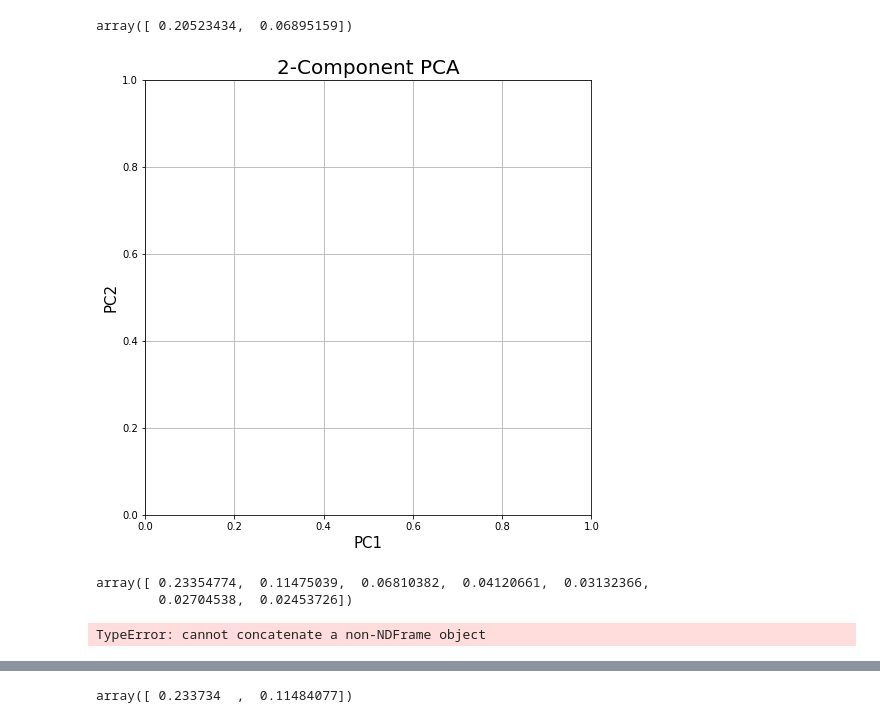
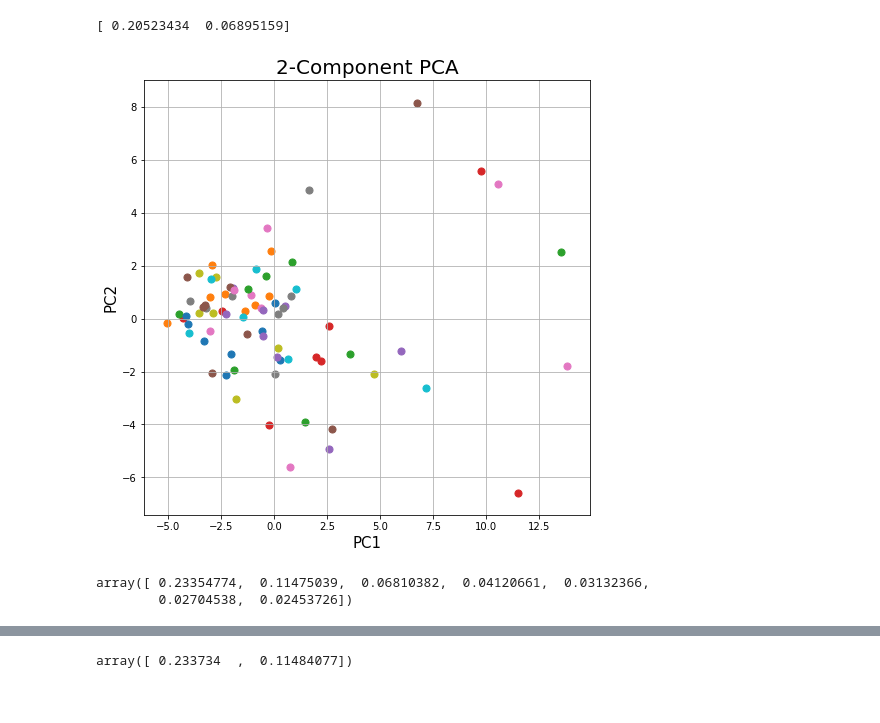
Before and after one commit to DimuthuHemachandra/heridcity, a Jupyter notebook: PCA.ipynb, the cells around one changed output, grey strips where cells are left out. Drawn from its saved outputs; the diff is of its cells as text; code cells hidden in the pictures.

```diff
--- a/PCA.ipynb
+++ b/PCA.ipynb
@@ -26,6 +22,5 @@ for i in range(78):
 # %%
 # Separating out & normalizing the features
-x = df.iloc[:, :].values
+x = df.iloc[:, 1:79].values
 x = preprocessing.scale(x)
-y =
-df.columns
+y = df.iloc[:, 0].values
@@ -42,3 +27,4 @@ Index(['V1', 'V2', 'V3', 'V4', 'V5', 'V6', 'V7', 'V8', 'V9', 'V10', 'V11',
 # %%
-targets = list(df.columns)
-#targets
+#targets = list(df.columns)
+targets = y
+y
@@ -45,27 +49,38 @@ targets = list(df.columns)
 # %%
-pca = PCA(n_components=2)
-principalComponents = pca.fit_transform(x)
-principalDf = pd.DataFrame(data = principalComponents, columns = ['PC1', 'PC2'])
-#finalDf = pd.concat([principalDf, list(df.columns)], axis = 1)
-#finalDf = pd.concat([principalDf, df[['ID']]], axis = 1)
-pca.explained_variance_ratio_
+# pca = PCA(n_components=2)
+# principalComponents = pca.fit_transform(x)
+# principalDf = pd.DataFrame(data = principalComponents, columns = ['PC1', 'PC2'])
+# finalDf = pd.concat([principalDf, df.iloc[:, 0]], axis = 1)
+# pca.explained_variance_ratio_
+
+def pca_script(n, x): # n = number of components, x features
+    pca = PCA(n_components=n)
+    principalComponents = pca.fit_transform(x)
+    a = []
+    for i in range(1,n+1):
+        a.append("PCA_"+str(n))
+    principalDf = pd.DataFrame(data = principalComponents, columns = a)
+    finalDf = pd.concat([principalDf, df.iloc[:, 0]], axis = 1)
+    #print(pca.explained_variance_ratio_)
+pca_script(4,x)
+print(pca.explained_variance_ratio_)
 # %% [output]
-array([ 0.20523434,  0.06895159])
+[ 0.20523434  0.06895159]
 # %%
 fig = plt.figure(figsize = (8,8))
 ax = fig.add_subplot(1,1,1)
 ax.set_xlabel('PC1', fontsize = 15)
 ax.set_ylabel('PC2', fontsize = 15)
 ax.set_title('2-Component PCA', fontsize = 20)
 for target in targets:
-#     indicesToKeep = finalDf['ID'] == target
-#     ax.scatter(finalDf.loc[indicesToKeep, 'PC1']
-#                , finalDf.loc[indicesToKeep, 'PC2']
-#                #, c = color
-#                , s = 50)
+     indicesToKeep = df.iloc[:, 0].values == target
+     ax.scatter(finalDf.loc[indicesToKeep, 'PC1']
+                , finalDf.loc[indicesToKeep, 'PC2']
+                #, c = color
+                , s = 50)
 ax.grid()
 # %% [output]
-[figure, old version]
+[figure, new version]
 # %%
 ##### TEST: How many components to select #####
 # %%
@@ -84,7 +99,3 @@ array([ 0.23354774,  0.11475039,  0.06810382,  0.04120661,  0.03132366,
         # We selected the first two principal components (PCs) because the additional components
         # explain less than 7% of the variance
         # (PC1: 23.4% of the variance; P2: 11.5% of the variance).
-# %%
-finalDf = pd.concat([principalDf, list(df.columns)], axis = 1)
-# %% [output]
-TypeError: cannot concatenate a non-NDFrame object
```
Also changed, not shown: parts of 7 cells of this notebook.
